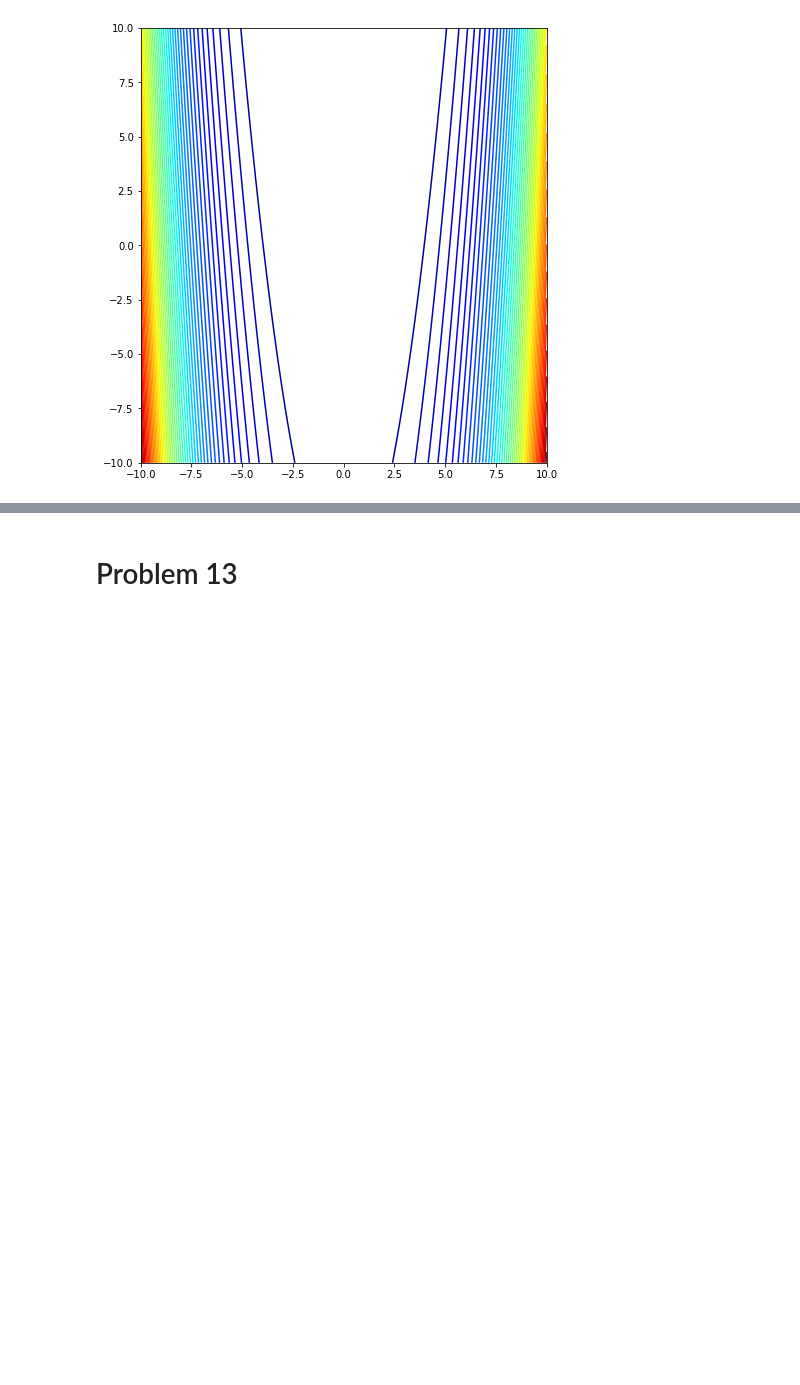
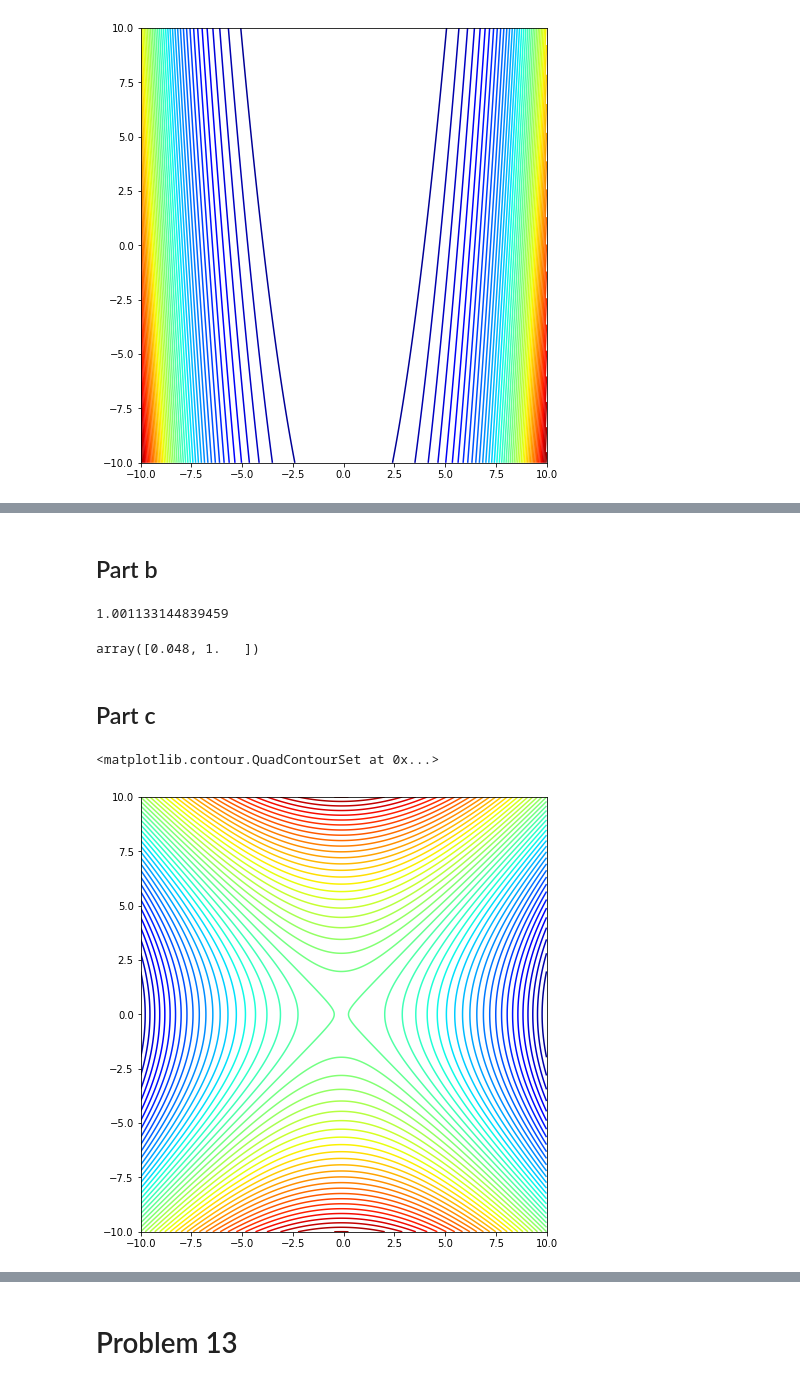
Before and after one commit to victorhuangkk/york_optimization_final, a Jupyter notebook: final_exam_coding.ipynb, the cells around one changed output, grey strips where cells are left out. Cells and saved outputs as stored; diff of their text form; code cells hidden in the pictures; blank space fills up the shorter version.

```diff
--- a/final_exam_coding.ipynb
+++ b/final_exam_coding.ipynb
@@ -18,0 +73,2 @@ ax.contour(x1, x2,Z, 50, cmap = 'jet')
+# %% [markdown]
+## Part b
@@ -18,0 +98,35 @@ ax.contour(x1, x2,Z, 50, cmap = 'jet')
+# %%
+def objective_function(x):
+    return 10*(x[1] - x[0]**2)**2 + (1-x[0])**2
+
+def jacobian(x):
+    return np.array([-40*x[0]*(-x[0]**2 + x[1])+2*x[0]-2, -20*x[0]**2 + 20*x[1]])
+
+def hessian(x):
+    return np.array([[120*x[0]**2-40*x[1]+2,-40*x[0]],
+                     [-40*x[0], 20]])
+
+trust_region(obj_func=objective_function, jac=jacobian,
+             hess=hessian, x0=np.array([0,-1]),
+             delta_0=1.25)
+# %% [output]
+1.001133144839459
+array([0.048, 1.   ])
+# %% [markdown]
+## Part c
+# %%
+import numpy as np
+import matplotlib.pyplot as plt
+from mpl_toolkits import mplot3d
+X1 = np.linspace(-10, 10, 1000)
+X2 = np.linspace(-10, 10, 1000)
+
+x1, x2 = np.meshgrid(X1, X2)
+Z = quadratic_approx(x=[x1, x2], x_0=(0, 0.5))
+
+fig = plt.figure(figsize = (16,8))
+ax = fig.add_subplot(1, 2, 2)
+ax.contour(x1, x2,Z, 50, cmap = 'jet')
+# %% [output]
+<matplotlib.contour.QuadContourSet at 0x...>
+[figure, added]
```
Also changed, not shown: parts of 16 cells of this notebook, 4 other files.
